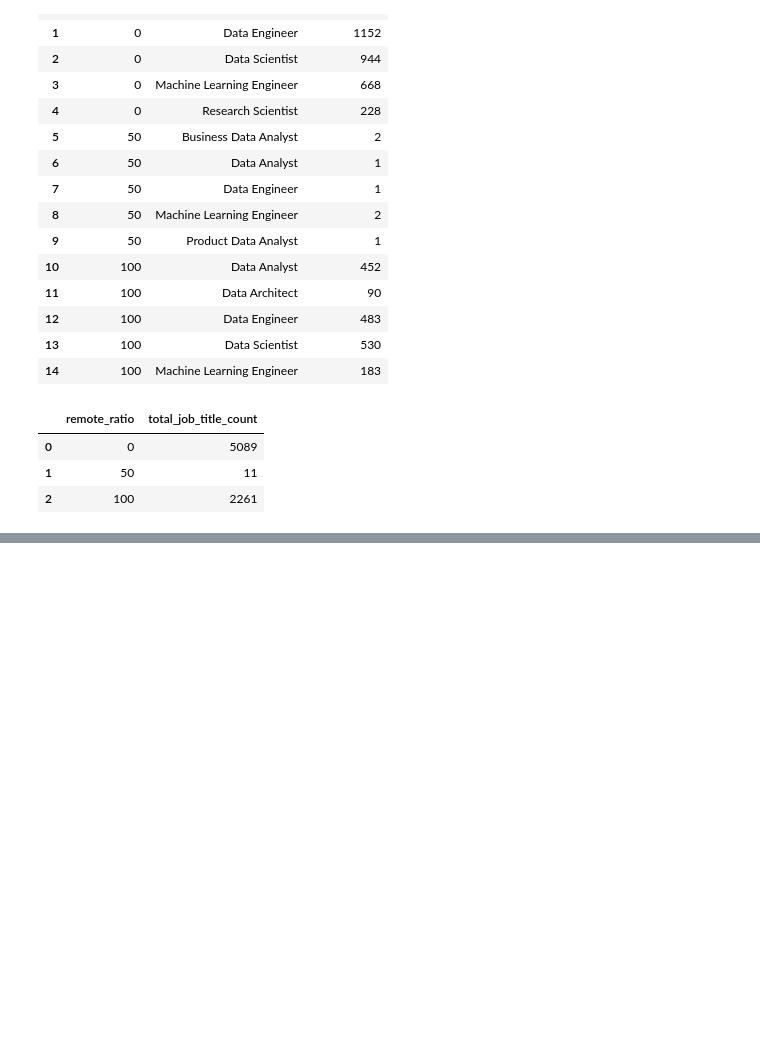
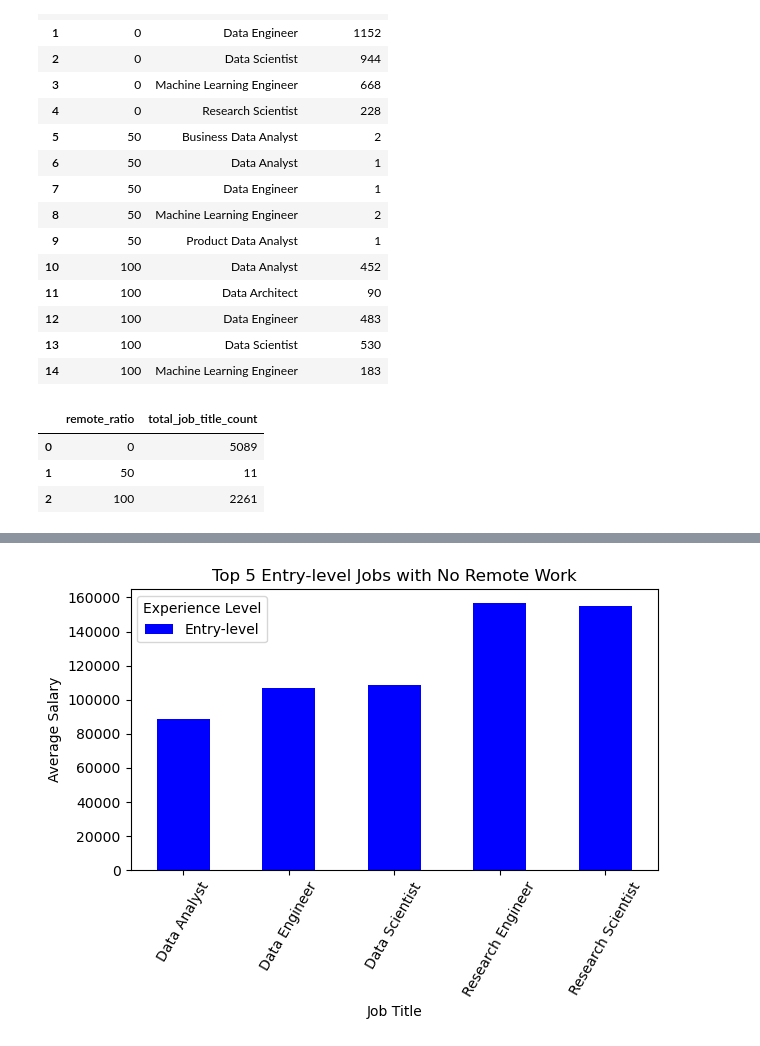
Before and after one commit to jjournot13/project-1, a Jupyter notebook: jenae/Salary_and_Remote_Work.ipynb, the cells around one changed output, grey strips where cells are left out. Cells and saved outputs as stored; diff of their text form; code cells hidden in the pictures; blank space fills up the shorter version.

```diff
--- a/jenae/Salary_and_Remote_Work.ipynb
+++ b/jenae/Salary_and_Remote_Work.ipynb
@@ -274,0 +185,24 @@ plt.show()
+# %%
+no_remote_work_df = clean_data_df.loc[(clean_data_df['remote_ratio'] == 0) & (clean_data_df['experience_level'] == 'EN')]
+
+top_five_counts = no_remote_work_df.groupby('job_title').size().reset_index(name='count_titles')
+
+# Sort the data to find the top 5 job titles
+top_five_jobs = top_five_counts.groupby('job_title').apply(lambda x: x.nlargest(5, 'count_titles')).reset_index(drop=True)
+
+# Group by job title and experience level, then calculate the mean salary
+avg_salary_title_df = no_remote_work_df.groupby(['job_title'])['salary'].mean().reset_index()
+
+# Round the average salary columns
+avg_salary_title_df['salary'] = avg_salary_title_df['salary'].round()
+
+# Merge the DataFrames on 'remote_ratio' and 'job_title'
+new_df = pd.merge(top_five_jobs, avg_salary_title_df, on=['job_title'], how='left')
+
+# Pivot the DataFrame
+new_pivoted_df = new_df.pivot_table(index='job_title', values='salary', aggfunc='mean', fill_value=0)
+
+# Reset the index
+new_pivoted_df = new_pivoted_df.reset_index()
+
+new_pivoted_df
@@ -274,0 +283,3 @@ plt.show()
+# %%
+entry_lvl_no_remote_work_df = exp_result_pivoted_df.loc[exp_result_pivoted_df['Entry-level'] > 0]
+entry_lvl_no_remote_work_df
@@ -274,0 +293,3 @@ plt.show()
+# %%
+entry_remote_work_df = entry_lvl_no_remote_work_df[['Job Title', 'Entry-level']].copy()
+entry_remote_work_df
@@ -274,0 +303,16 @@ plt.show()
+# %%
+entry_remote_work_df.set_index('Job Title').plot.bar(color={'Entry-level': 'blue'}, rot = 60)
+
+plt.title('Top 5 Entry-level Jobs with No Remote Work')
+plt.xlabel('Job Title')
+plt.ylabel('Average Salary')
+plt.legend(['Entry-level'], loc='upper left', title='Experience Level')
+
+plt.tight_layout()
+
+# Save the figure
+plt.savefig("Top_5_Avg_Salary_by_Exp_Level_No_Remote.png")
+
+plt.show()
+# %% [output]
+[figure, added]
```
Also changed, not shown: parts of 25 cells of this notebook, 8 other files.
